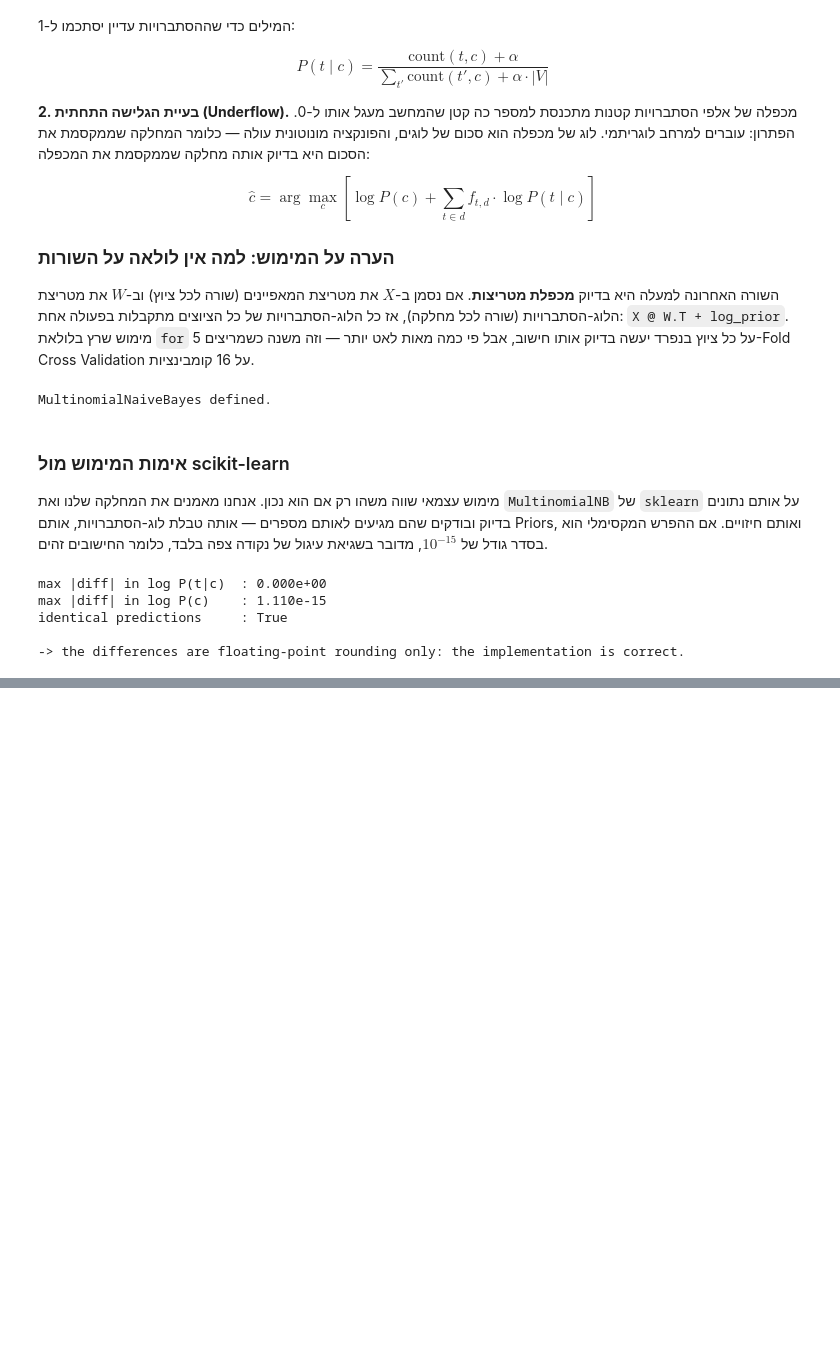
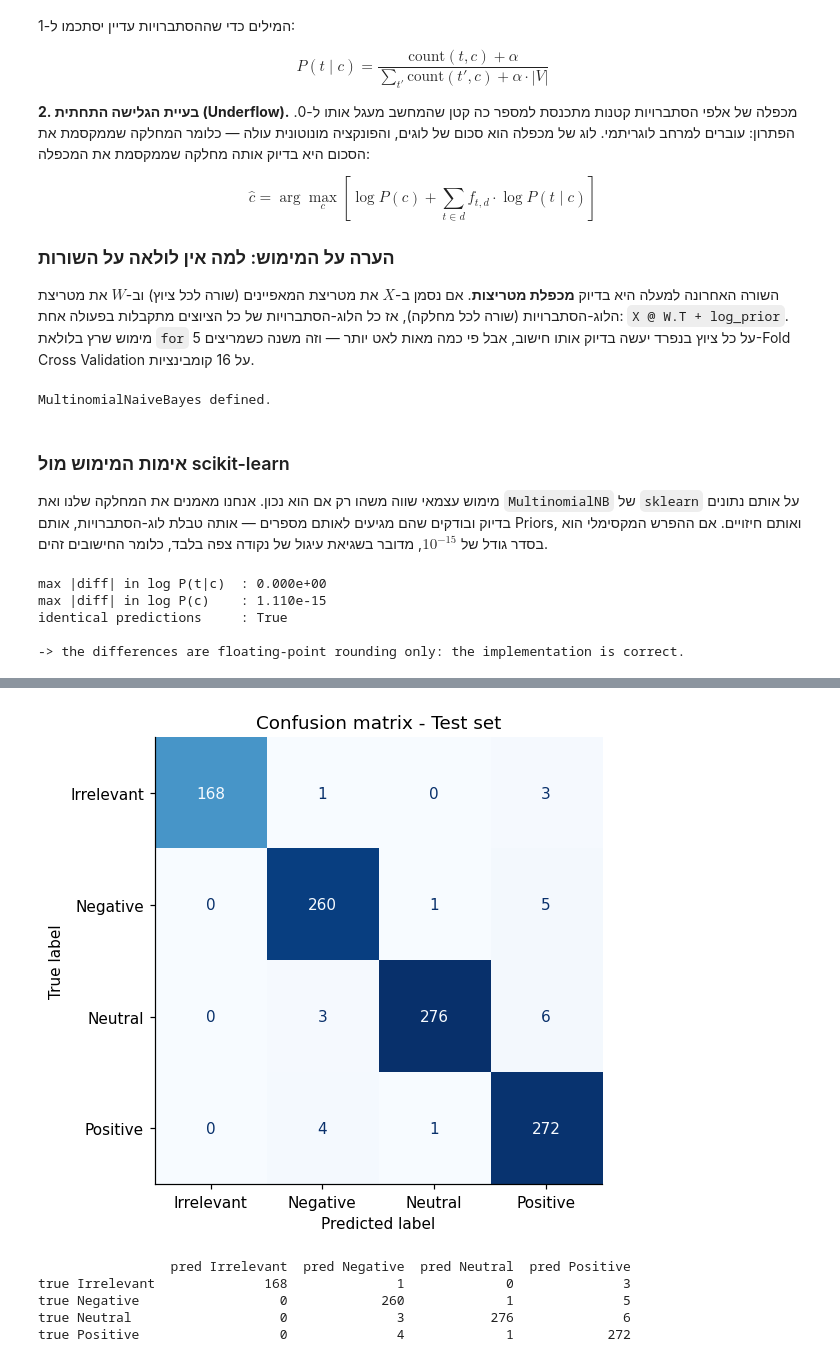
Before and after one commit to itay-malka/ML-Twitter-Analysis, a Jupyter notebook: twitter_sentiment_analysis.ipynb, the cells around one changed output, grey strips where cells are left out. Cells and saved outputs as stored; diff of their text form; code cells hidden in the pictures; blank space fills up the shorter version.

```diff
--- a/twitter_sentiment_analysis.ipynb
+++ b/twitter_sentiment_analysis.ipynb
@@ -123,27 +106,3 @@ test_df.head()
 | 2 | 8312 | Microsoft | Negative | @Microsoft Why do I pay for WORD ... |
 | 3 | 4371 | CS-GO | Negative | CSGO matchmaking is so full of cl... |
 | 4 | 4433 | Google | Neutral | Now the President is slapping Ame... |
-# %%
-# ============================================================================ #
-#  התפלגות המחלקות ב-Train וב-Test                                            #
-# ============================================================================ #
-dist = pd.DataFrame({
-    "train_n": train_df["Sentiment"].value_counts().reindex(CLASS_ORDER),
-    "train_%": (train_df["Sentiment"].value_counts(normalize=True)
-                .reindex(CLASS_ORDER) * 100).round(1),
-    "test_n":  test_df["Sentiment"].value_counts().reindex(CLASS_ORDER),
-    "test_%":  (test_df["Sentiment"].value_counts(normalize=True)
-                .reindex(CLASS_ORDER) * 100).round(1),
-})
-display(dist)
-
-x = np.arange(len(CLASS_ORDER))
-fig, ax = plt.subplots(figsize=(6.4, 3.4))
-ax.bar(x - 0.2, dist["train_%"], width=0.4, label="Train", color="#0072B2")
-ax.bar(x + 0.2, dist["test_%"],  width=0.4, label="Test",  color="#E69F00")
-for xi, (a, b) in enumerate(zip(dist["train_%"], dist["test_%"])):
-    ax.text(xi - 0.2, a + 0.5, f"{a:.0f}%", ha="center", fontsize=8)
-    ax.text(xi + 0.2, b + 0.5, f"{b:.0f}%", ha="center", fontsize=8)
-ax.set_xticks(x); ax.set_xticklabels(CLASS_ORDER)
-ax.set_ylabel("share of rows (%)"); ax.set_title("Class distribution")
-ax.legend(); plt.tight_layout(); plt.show()
@@ -207,7 +154,6 @@ def clean_tweet(text: str) -> str:
 # because the assignment's final metric is computed over all 1,000 test rows.
 n_before = len(train_df)
 train_df = train_df.dropna(subset=["Tweet_Text"]).reset_index(drop=True)
-test_df["Tweet_Text"] = test_df["Tweet_Text"].fillna("")
 
 train_df["Clean_Text"] = train_df["Tweet_Text"].apply(clean_tweet)
 test_df["Clean_Text"]  = test_df["Tweet_Text"].apply(clean_tweet)
@@ -900,0 +784,24 @@ for i in range(3):
+# %%
+# ============================================================================ #
+#  חלק 5ד: מטריצת הבלבול                                                      #
+# ============================================================================ #
+labels = list(final_model.classes_)
+cm = confusion_matrix(y_test, y_pred, labels=labels)
+
+fig, ax = plt.subplots(figsize=(5.6, 5.0))
+ConfusionMatrixDisplay(cm, display_labels=labels).plot(ax=ax, cmap="Blues",
+                                                       colorbar=False, values_format="d")
+ax.set_title("Confusion matrix - Test set")
+ax.grid(False)
+plt.tight_layout(); plt.show()
+
+print(pd.DataFrame(cm,
+                   index=[f"true {c}" for c in labels],
+                   columns=[f"pred {c}" for c in labels]).to_string())
+# %% [output]
+[figure, added]
+                 pred Irrelevant  pred Negative  pred Neutral  pred Positive
+true Irrelevant              168              1             0              3
+true Negative                  0            260             1              5
+true Neutral                   0              3           276              6
+true Positive                  0              4             1            272
```
Also changed, not shown: parts of 37 cells of this notebook, 1 other file.
